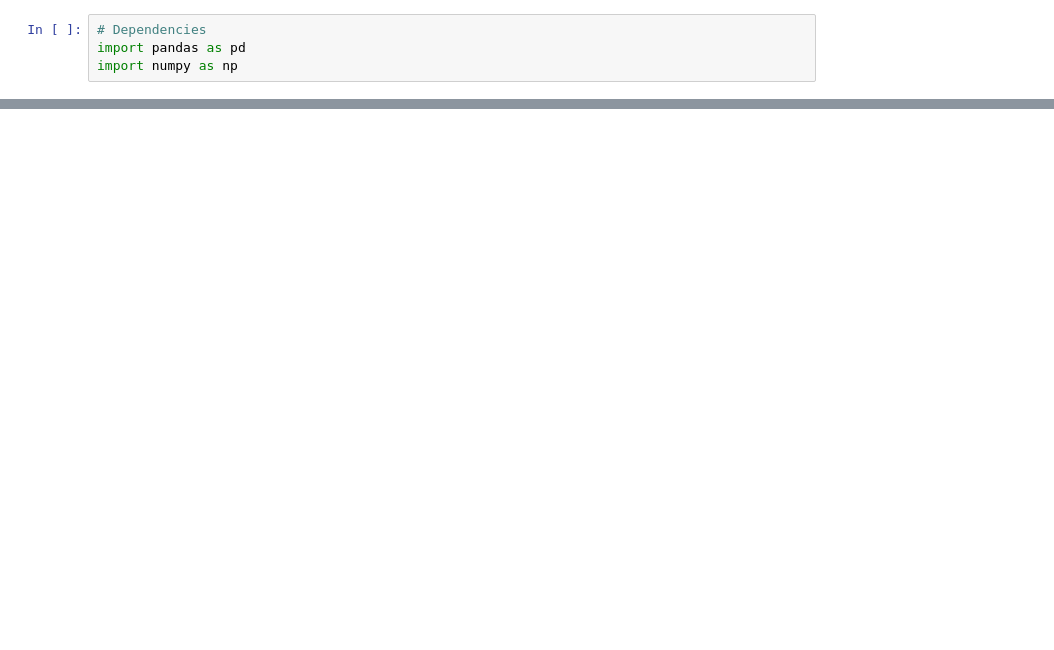
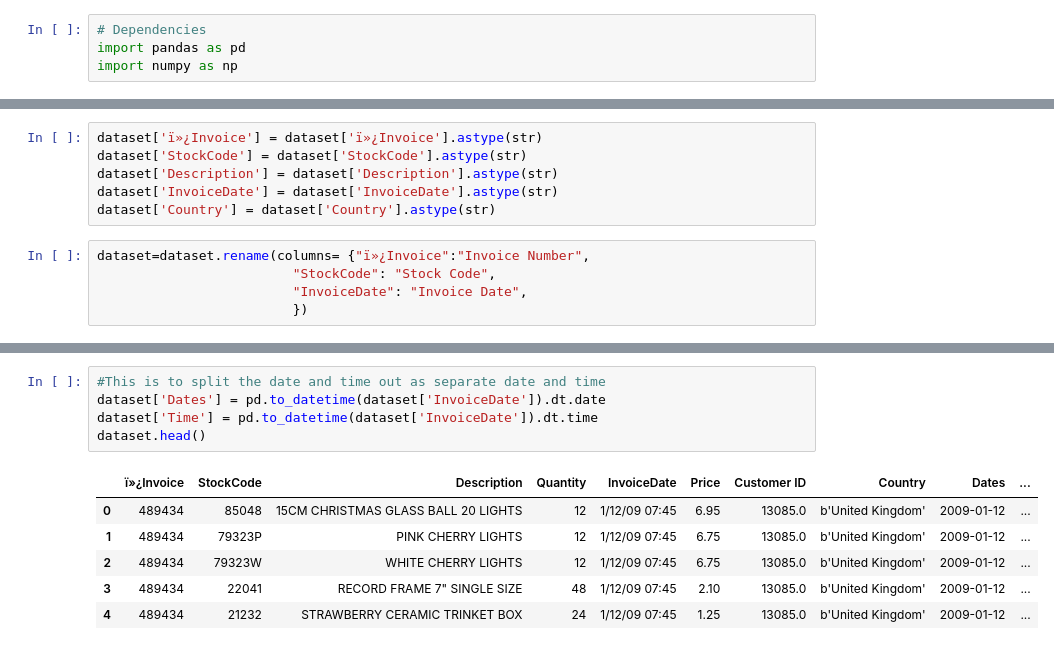
Before and after one commit to Samravp/Online-Retail-Sales-Insights, a Jupyter notebook: Online_Sales_Analysis.ipynb, the cells around one changed output, grey strips where cells are left out. Cells and saved outputs as stored; diff of their text form; blank space fills up the shorter version.

```diff
--- a/Online_Sales_Analysis.ipynb
+++ b/Online_Sales_Analysis.ipynb
@@ -24,0 +90,11 @@ dataset.head()
+# %%
+dataset['ï»¿Invoice'] = dataset['ï»¿Invoice'].astype(str)
+dataset['StockCode'] = dataset['StockCode'].astype(str)
+dataset['Description'] = dataset['Description'].astype(str)
+dataset['InvoiceDate'] = dataset['InvoiceDate'].astype(str)
+dataset['Country'] = dataset['Country'].astype(str)
+# %%
+dataset=dataset.rename(columns= {"ï»¿Invoice":"Invoice Number",
+                         "StockCode": "Stock Code",
+                         "InvoiceDate": "Invoice Date",
+                         })
@@ -24,0 +123,12 @@ dataset.head()
+# %%
+#This is to split the date and time out as separate date and time
+dataset['Dates'] = pd.to_datetime(dataset['InvoiceDate']).dt.date
+dataset['Time'] = pd.to_datetime(dataset['InvoiceDate']).dt.time
+dataset.head()
+# %% [output]
+|  | ï»¿Invoice | StockCode | Description | Quantity | InvoiceDate | Price | Customer ID | Country | Dates | ... |
+| 0 | 489434 | 85048 | 15CM CHRISTMAS GLASS BALL 20 LIGHTS | 12 | 1/12/09 07:45 | 6.95 | 13085.0 | b'United Kingdom' | 2009-01-12 | ... |
+| 1 | 489434 | 79323P | PINK CHERRY LIGHTS | 12 | 1/12/09 07:45 | 6.75 | 13085.0 | b'United Kingdom' | 2009-01-12 | ... |
+| 2 | 489434 | 79323W | WHITE CHERRY LIGHTS | 12 | 1/12/09 07:45 | 6.75 | 13085.0 | b'United Kingdom' | 2009-01-12 | ... |
+| 3 | 489434 | 22041 | RECORD FRAME 7" SINGLE SIZE | 48 | 1/12/09 07:45 | 2.10 | 13085.0 | b'United Kingdom' | 2009-01-12 | ... |
+| 4 | 489434 | 21232 | STRAWBERRY CERAMIC TRINKET BOX | 24 | 1/12/09 07:45 | 1.25 | 13085.0 | b'United Kingdom' | 2009-01-12 | ... |
```
Also changed, not shown: parts of 21 cells of this notebook.
